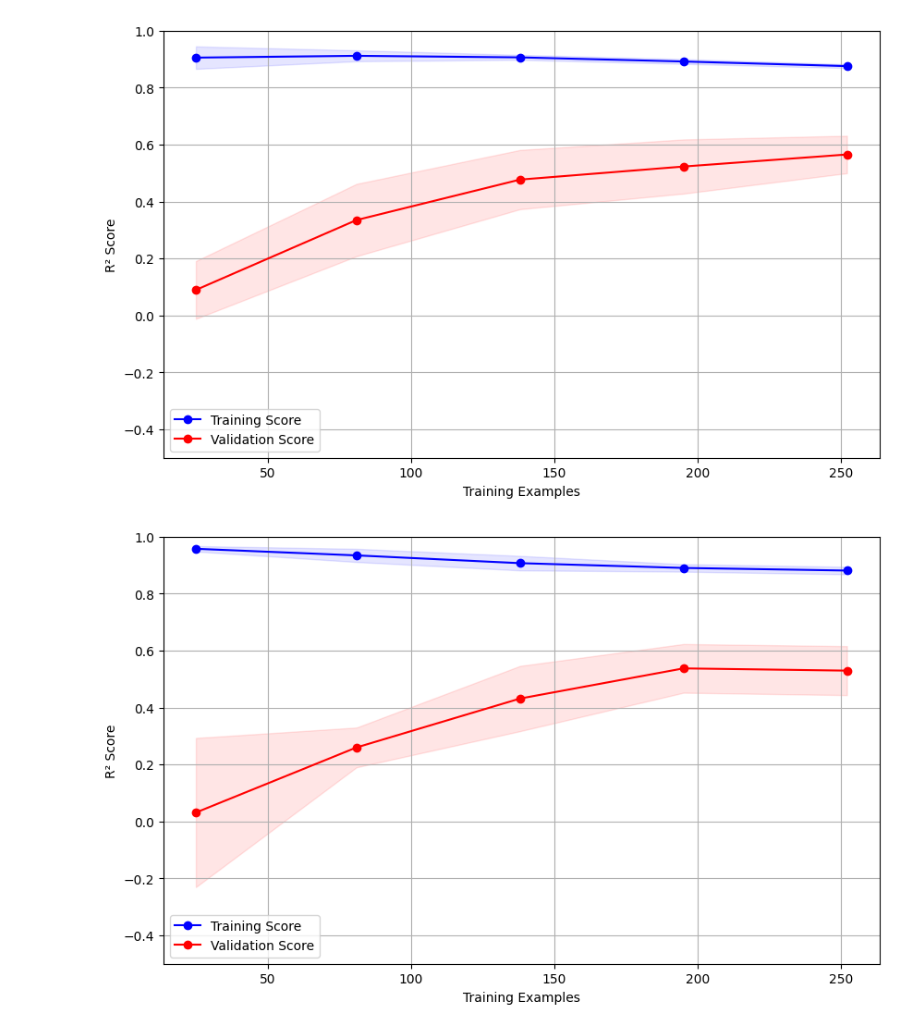
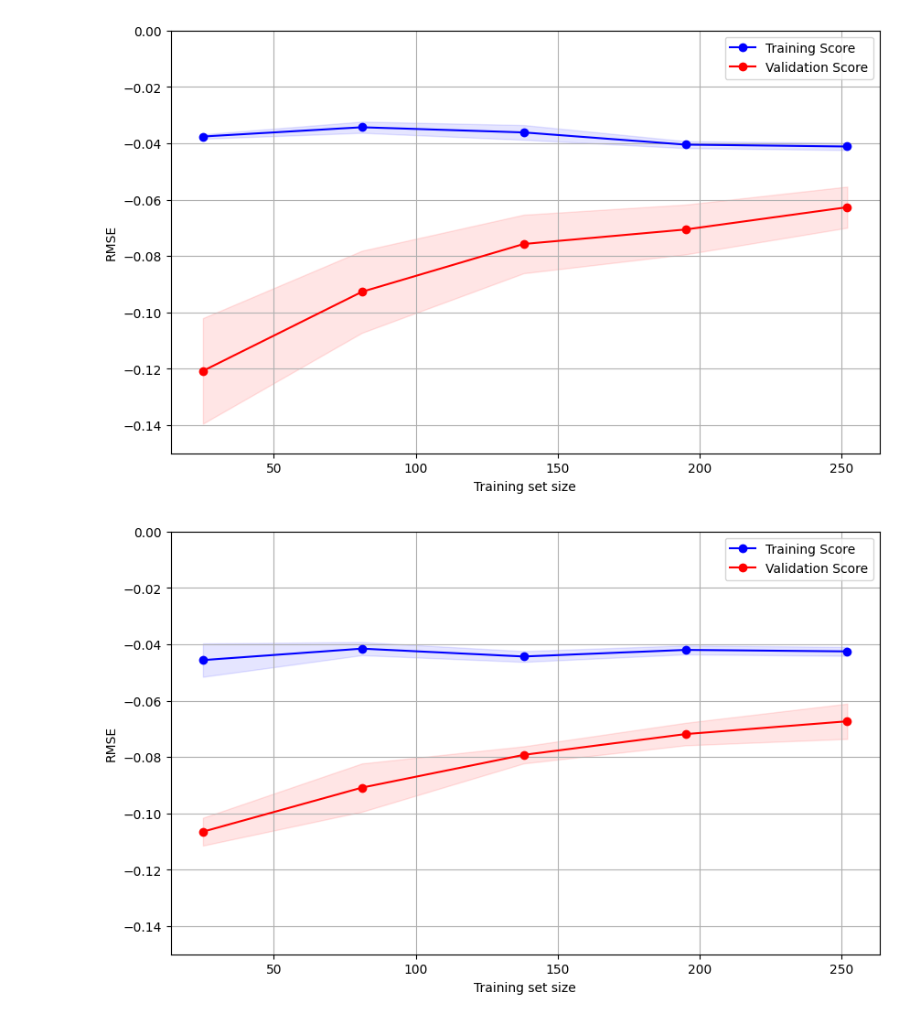
Before and after one commit to jpdspz/frp-aging-xgboost, a Jupyter notebook: frp-aging-xgboost.ipynb, the cells around one changed output. Cells and saved outputs as stored; diff of their text form; code cells hidden in the pictures.

```diff
--- a/frp-aging-xgboost.ipynb
+++ b/frp-aging-xgboost.ipynb
@@ -271,19 +278,19 @@ class Predictor:
                 },
             'bayes_cv': {
                 'search_space': {
-                    'clf__max_depth':           Integer(2, 5),
-                    'clf__n_estimators':        Integer(100, 500),
-                    'clf__learning_rate':       Real(0.01, 0.2,
+                    'clf__max_depth'            :Integer(3, 10),
+                    'clf__n_estimators'         :Integer(100, 3000),
+                    'clf__learning_rate'        :Real(0.005, 0.3,
                         prior='log-uniform'),
-                    'clf__subsample':           Real(0.7, 0.9),
-                    'clf__colsample_bytree':    Real(0.7, 0.9),
-                    'clf__reg_alpha':           Real(0.1, 1.0),
-                    'clf__reg_lambda':          Real(0.1, 1.0),
-                    'clf__gamma':               Real(0.0, 0.5),
+                    'clf__subsample'            :Real(0.5, 1.0),
+                    'clf__colsample_bytree'     :Real(0.5, 1.0),
+                    'clf__reg_alpha'            :Real(0.1, 2.0),
+                    'clf__reg_lambda'           :Real(0.1, 2.0),
+                    'clf__gamma'                :Real(0.0, 0.5),
                     },
                 'cv':           5,
-                'n_iter':       60,
-                'scoring':      'r2',
+                'n_iter':       100,
+                'scoring':      'neg_root_mean_squared_error',
                 'n_jobs':       6
                 }
             },
@@ -352,11 +359,11 @@ class Predictor:
         estimators = [
             ('encoder', self.model_params['encoder']),
             ('clf', XGBRegressor(
-                random_state    =self.model_params['clf']['random_state'],
-                booster         =self.model_params['clf']['booster'],
-                base_score      =self.model_params['clf']['base_score'],
-                eval_metric     =self.model_params['clf']['eval_metric'],
-                objective       ='reg:squarederror'
+                random_state            =self.model_params['clf']['random_state'],
+                booster                 =self.model_params['clf']['booster'],
+                base_score              =self.model_params['clf']['base_score'],
+                eval_metric             =self.model_params['clf']['eval_metric'],
+                objective               ='reg:squarederror'
                 )
             )
         ]
@@ -377,7 +384,7 @@ class Predictor:
 
         return opt
 
-    def train(self, dataset, n_runs=10, q=5, test_size=0.2, best_metric='r2'):
+    def train(self, dataset, n_runs=10, q=5, test_size=0.2, best_metric='neg_root_mean_squared_error'):
         """Train n_runs models with different data splits, calculate and store
             their metrics.
 
@@ -492,7 +499,7 @@ class Predictor:
         print(f"R²: {r2_mean:.2f} ± {r2_std:.2f}\n")
 
         # Store the best model
-        best_model = max(self.trained_models, key=lambda x: x['r2'])
+        best_model = max(self.trained_models, key=lambda x: x['rmse'])
         self.best_model = best_model
 
     def bootstrap(self):
@@ -535,33 +542,33 @@ R²: 0.66 ± 0.08
 # %%
 # Separate independent variables from target
 X = predictor.dataset['X']
 y = predictor.dataset['y']
 
 X_train, X_test, y_train, y_test = train_test_split(X, y, test_size=0.2)
 
 from sklearn.model_selection import learning_curve
 train_sizes, train_scores, test_scores = learning_curve(
-    predictor.trained_models[0]['model'], X_train, y_train, cv=5, scoring='r2'
+    predictor.trained_models[0]['model'], X_train, y_train, cv=5, scoring='neg_root_mean_squared_error'
 )
 
 train_mean = np.mean(train_scores, axis=1)
 train_std = np.std(train_scores, axis=1)
 test_mean = np.mean(test_scores, axis=1)
 test_std = np.std(test_scores, axis=1)
 
 plt.figure(figsize=(10, 6))
 plt.plot(train_sizes, train_mean, 'o-', color='blue', label='Training Score')
 plt.plot(train_sizes, test_mean, 'o-', color='red', label='Validation Score')
 plt.fill_between(train_sizes, train_mean - train_std, train_mean + train_std, alpha=0.1, color='blue')
 plt.fill_between(train_sizes, test_mean - test_std, test_mean + test_std, alpha=0.1, color='red')
-plt.xlabel("Training Examples")
-plt.ylabel("R² Score")
-plt.ylim(-0.5, 1.0)  # Adjust based on your scores
+plt.xlabel("Training set size")
+plt.ylabel("RMSE")
+plt.ylim(-0.15, 0)  # Adjust based on your scores
 plt.legend()
 plt.grid()
 plt.show()
 # %% [output]
-[figure, old version]
+[figure, new version]
 # %%
 df = load_dataset()
 # df.head()
@@ -574,7 +581,7 @@ X_train, X_test, y_train, y_test = train_test_split(X, y, test_size=0.2)
 
 from sklearn.model_selection import learning_curve
 train_sizes, train_scores, test_scores = learning_curve(
-    predictor.trained_models[0]['model'], X_train, y_train, cv=5, scoring='r2'
+    predictor.trained_models[0]['model'], X_train, y_train, cv=5, scoring='neg_root_mean_squared_error'
 )
 
 train_mean = np.mean(train_scores, axis=1)
@@ -587,14 +594,14 @@ plt.plot(train_sizes, train_mean, 'o-', color='blue', label='Training Score')
 plt.plot(train_sizes, test_mean, 'o-', color='red', label='Validation Score')
 plt.fill_between(train_sizes, train_mean - train_std, train_mean + train_std, alpha=0.1, color='blue')
 plt.fill_between(train_sizes, test_mean - test_std, test_mean + test_std, alpha=0.1, color='red')
-plt.xlabel("Training Examples")
-plt.ylabel("R² Score")
-plt.ylim(-0.5, 1.0)  # Adjust based on your scores
+plt.xlabel("Training set size")
+plt.ylabel("RMSE")
+plt.ylim(-0.15, 0)  # Adjust based on your scores
 plt.legend()
 plt.grid()
 plt.show()
 # %% [output]
-[figure, old version]
+[figure, new version]
 # %%
 df = load_dataset()
 # df.head()
```
Also changed, not shown: parts of 12 cells of this notebook.
